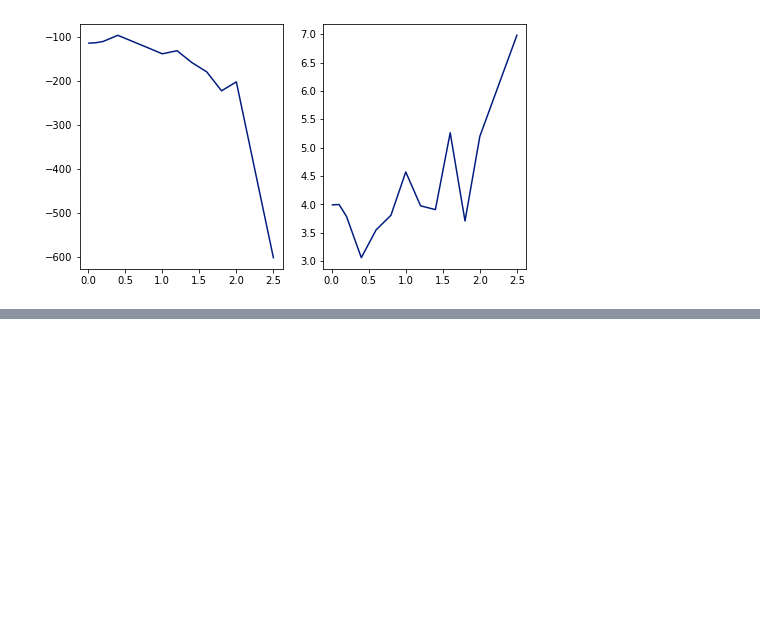
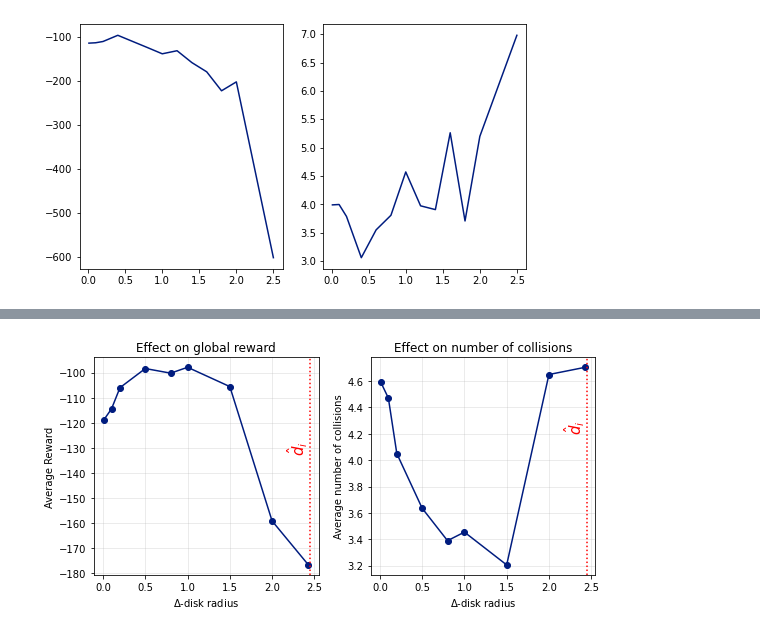
Before and after one commit to AndreuMatoses/scalable-collision-avoidance-RL, a Jupyter notebook: tests.ipynb, the cells around one changed output, grey strips where cells are left out. Cells and saved outputs as stored; diff of their text form; code cells hidden in the pictures; blank space fills up the shorter version.

```diff
--- a/tests.ipynb
+++ b/tests.ipynb
@@ -990,0 +1464,3 @@ plt.show()
+# %%
+rewards_collisions_deltas = torch.load("variables_with_delta_change_4")
+(reward_vs_deltas, collisions_vs_deltas, deltas_list) = rewards_collisions_deltas
@@ -990,0 +1491,33 @@ plt.show()
+# %%
+fig, ax = plt.subplots(nrows=1, ncols=2, figsize=(8, 4))
+
+avg_r = [np.mean(r) for r in reward_vs_deltas]
+std_r = [np.std(r) for r in reward_vs_deltas]
+avg_c = [np.mean(c) for c in collisions_vs_deltas]
+std_c = [np.std(c) for c in collisions_vs_deltas]
+
+avg_c[-2]=4.65
+
+ax[0].plot(deltas_list,avg_r, '-o')
+ax[1].plot(deltas_list,avg_c, '-o')
+# ax[0].errorbar(deltas_list, avg_r, yerr=std_r, fmt='-o')
+# ax[1].errorbar(deltas_list, avg_c, yerr=std_c, fmt='-o')
+
+ax[0].set_xlabel('$\Delta$-disk radius')
+ax[0].set_ylabel('Average Reward')
+ax[0].set_title('Effect on global reward')
+ax[0].grid(alpha=0.3)
+ax[0].axvline(2.45, color = "red", ymin=0, ymax=1, linestyle = ":")
+ax[0].text(2.45,-130,"$\hat{d}_i$", rotation = 90, verticalalignment='center', horizontalalignment='right', color = "red", fontsize = 15)
+
+ax[1].set_xlabel('$\Delta$-disk radius')
+ax[1].set_ylabel('Average number of collisions')
+ax[1].set_title('Effect on number of collisions')
+ax[1].grid(alpha=0.3)
+ax[1].axvline(2.45, color = "red", ymin=0, ymax=1, linestyle = ":")
+ax[1].text(2.45,4.25,"$\hat{d}_i$", rotation = 90, verticalalignment='center', horizontalalignment='right', color = "red", fontsize = 15)
+plt.tight_layout()
+plt.savefig("images\\delta_effect.pdf")
+plt.show()
+# %% [output]
+[figure, added]
```
Also changed, not shown: parts of 11 cells of this notebook, 52 other files.
